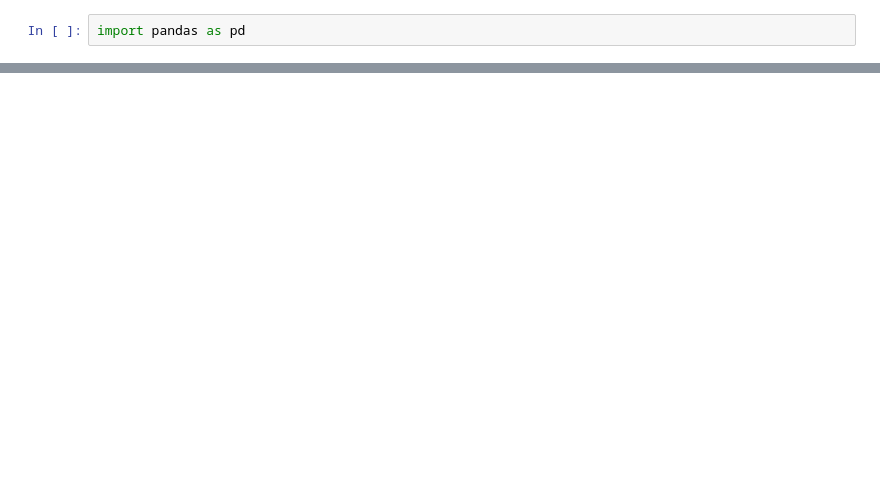
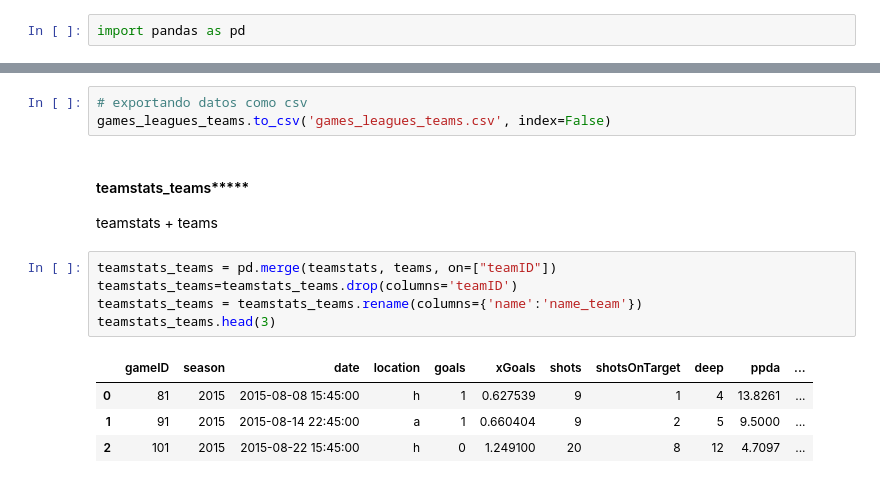
Before and after one commit to kevinerv/proyecto-portafolio, a Jupyter notebook: notebooks/analisis_inicial.ipynb, the cells around one changed output, grey strips where cells are left out. Drawn from its saved outputs; the diff is of its cells as text; blank space fills up the shorter version.

```diff
--- a/notebooks/analisis_inicial.ipynb
+++ b/notebooks/analisis_inicial.ipynb
@@ -50,0 +153,16 @@ pd.read_csv("./../datos/players.csv")
+# %%
+# exportando datos como csv
+games_leagues_teams.to_csv('games_leagues_teams.csv', index=False)
+# %% [markdown]
+#### teamstats_teams*****
+teamstats + teams
+# %%
+teamstats_teams = pd.merge(teamstats, teams, on=["teamID"])
+teamstats_teams=teamstats_teams.drop(columns='teamID')
+teamstats_teams = teamstats_teams.rename(columns={'name':'name_team'})
+teamstats_teams.head(3)
+# %% [output]
+|  | gameID | season | date | location | goals | xGoals | shots | shotsOnTarget | deep | ppda | ... |
+| 0 | 81 | 2015 | 2015-08-08 15:45:00 | h | 1 | 0.627539 | 9 | 1 | 4 | 13.8261 | ... |
+| 1 | 91 | 2015 | 2015-08-14 22:45:00 | a | 1 | 0.660404 | 9 | 2 | 5 | 9.5000 | ... |
+| 2 | 101 | 2015 | 2015-08-22 15:45:00 | h | 0 | 1.249100 | 20 | 8 | 12 | 4.7097 | ... |
```
Also changed, not shown: parts of 34 cells of this notebook, 5 other files.
